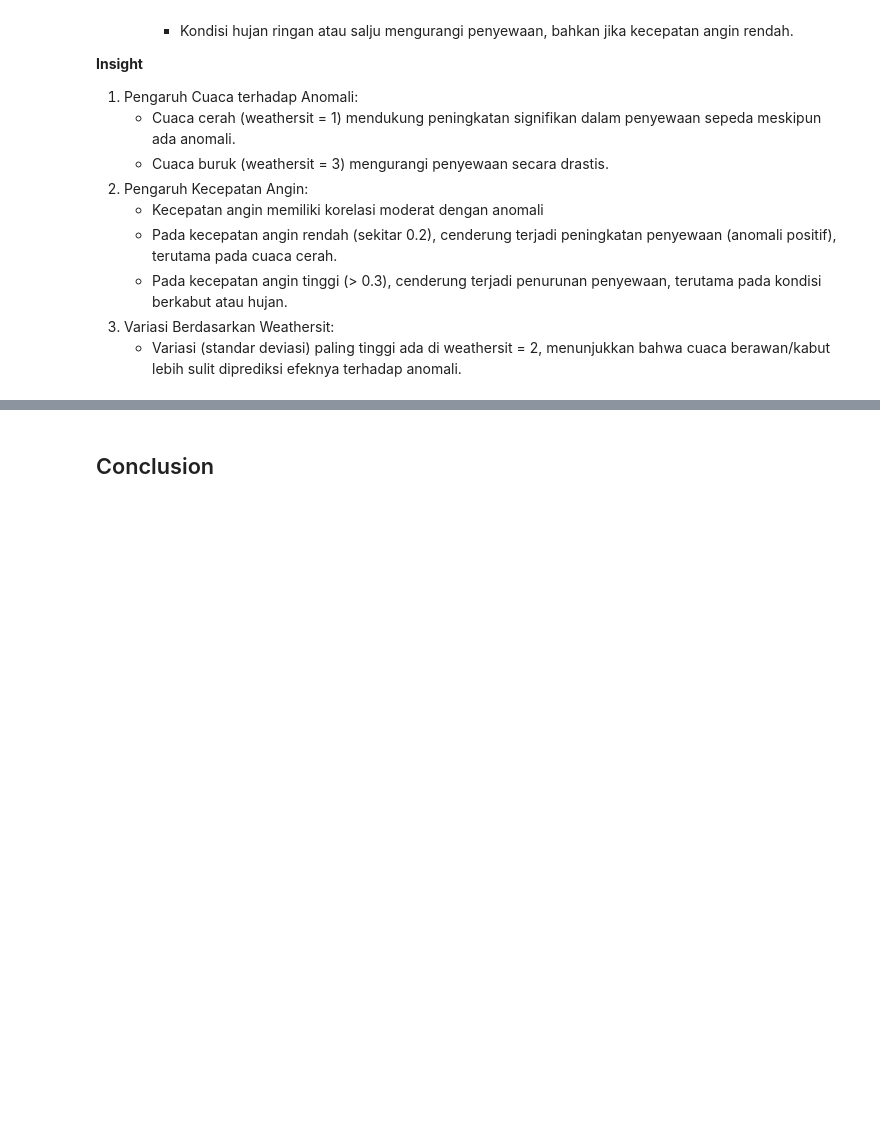
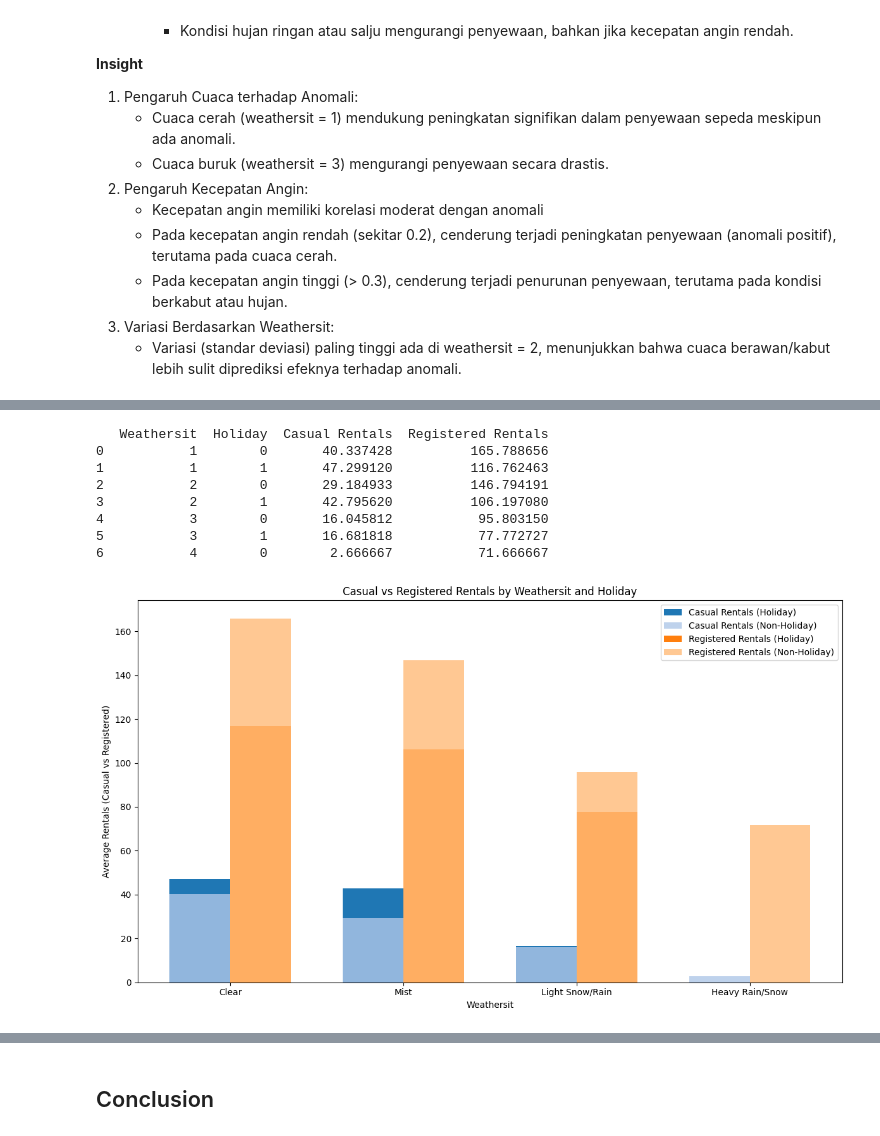
Before and after one commit to esnanta/data-analysis, a Jupyter notebook: bike_sharing_data_analysis.ipynb, the cells around one changed output, grey strips where cells are left out. Cells and saved outputs as stored; diff of their text form; code cells hidden in the pictures; blank space fills up the shorter version.

```diff
--- a/bike_sharing_data_analysis.ipynb
+++ b/bike_sharing_data_analysis.ipynb
@@ -857,2 +819,66 @@ ax.legend()
+# %%
+# Group data by weathersit and holiday, and calculate mean rentals
+weather_holiday_clusters = df_hour_data.groupby(['weathersit', 'holiday']).agg({
+    'casual': 'mean',
+    'registered': 'mean'
+}).reset_index()
+
+# Rename columns for better readability
+weather_holiday_clusters.columns = ['Weathersit', 'Holiday', 'Casual Rentals', 'Registered Rentals']
+
+# Define the full range of weathersit categories (modify based on your dataset if needed)
+weathersit_categories = [1, 2, 3, 4]  # 1: Clear, 2: Mist, 3: Light Snow/Rain, 4: Heavy Rain/Snow
+
+# Split data into holiday and non-holiday
+holiday_data = weather_holiday_clusters[weather_holiday_clusters['Holiday'] == 1].set_index('Weathersit')
+non_holiday_data = weather_holiday_clusters[weather_holiday_clusters['Holiday'] == 0].set_index('Weathersit')
+
+# Reindex to include all weathersit categories and fill missing values with 0
+holiday_data = holiday_data.reindex(weathersit_categories, fill_value=0).reset_index()
+non_holiday_data = non_holiday_data.reindex(weathersit_categories, fill_value=0).reset_index()
+
+# Display clustered data
+print(weather_holiday_clusters)
+
+# Visualization: Compare rentals across weather conditions for holidays and non-holidays
+fig, ax = plt.subplots(figsize=(12, 7))
+
+bar_width = 0.35
+index = np.arange(len(weathersit_categories))  # Create a consistent index for all weathersit categories
+
+# Improved color scheme for better visual distinction
+holiday_casual_color = '#1f77b4'  # Dark Blue
+non_holiday_casual_color = '#aec7e8'  # Light Blue
+holiday_registered_color = '#ff7f0e'  # Orange
+non_holiday_registered_color = '#ffbb78'  # Light Orange
+
+# Plot casual rentals data
+ax.bar(index - bar_width/2, holiday_data['Casual Rentals'], bar_width, label='Casual Rentals (Holiday)', color=holiday_casual_color)
+ax.bar(index - bar_width/2, non_holiday_data['Casual Rentals'], bar_width, label='Casual Rentals (Non-Holiday)', color=non_holiday_casual_color, alpha=0.8)
+
+# Plot registered rentals data
+ax.bar(index + bar_width/2, holiday_data['Registered Rentals'], bar_width, label='Registered Rentals (Holiday)', color=holiday_registered_color)
+ax.bar(index + bar_width/2, non_holiday_data['Registered Rentals'], bar_width, label='Registered Rentals (Non-Holiday)', color=non_holiday_registered_color, alpha=0.8)
+
+# Add labels, title, and legend
+ax.set_xlabel('Weathersit')
+ax.set_ylabel('Average Rentals (Casual vs Registered)')
+ax.set_title('Casual vs Registered Rentals by Weathersit and Holiday')
+ax.set_xticks(index)
+ax.set_xticklabels(['Clear', 'Mist', 'Light Snow/Rain', 'Heavy Rain/Snow'])
+ax.legend()
+
+plt.tight_layout()
+plt.show()
+# %% [output]
+   Weathersit  Holiday  Casual Rentals  Registered Rentals
+0           1        0       40.337428          165.788656
+1           1        1       47.299120          116.762463
+2           2        0       29.184933          146.794191
+3           2        1       42.795620          106.197080
+4           3        0       16.045812           95.803150
+5           3        1       16.681818           77.772727
+6           4        0        2.666667           71.666667
+[figure, added]
 # %% [markdown]
 **Insight**
```
Also changed, not shown: parts of 4 cells of this notebook, 2 other files.
